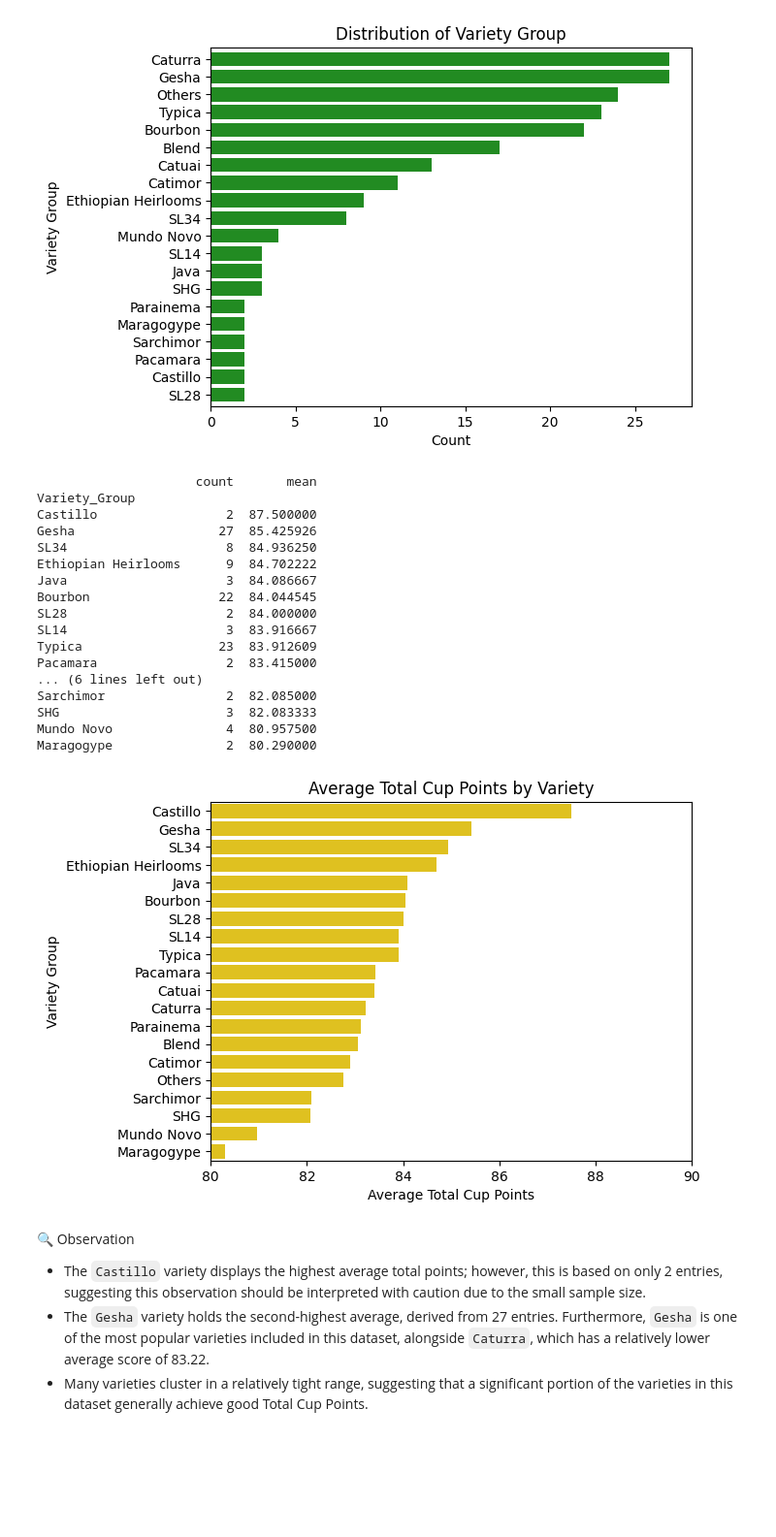
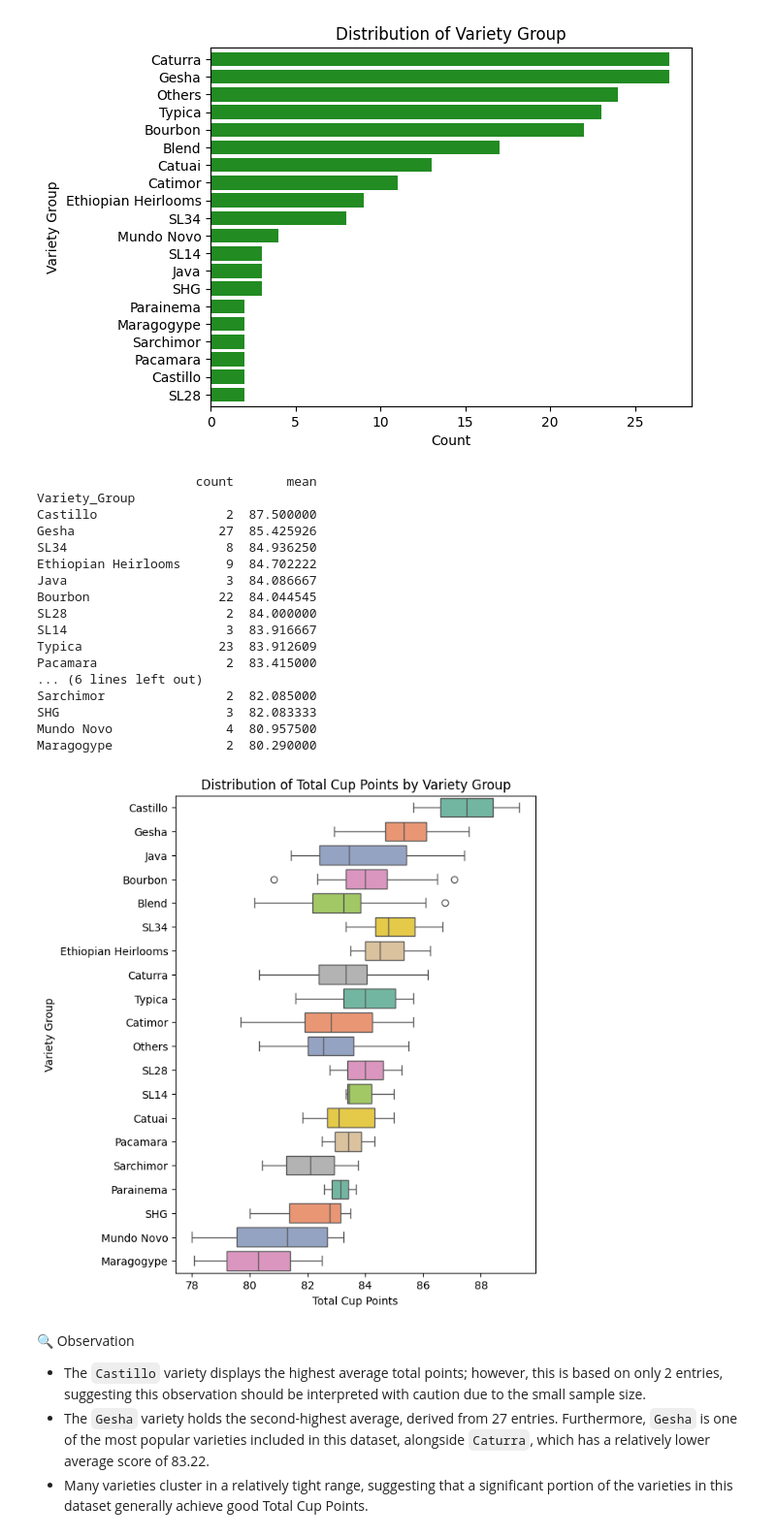
Before and after one commit to ritatanght/Coffee-Quality-Analysis, a Jupyter notebook: Coffee_Quality.ipynb, the cells around one changed output. Shown at 97% size. Cells and saved outputs as stored; diff of their text form; code cells hidden in the pictures; blank space fills up the shorter version.

Commit message:
Update comments and improve functions & graphs

```diff
--- a/Coffee_Quality.ipynb
+++ b/Coffee_Quality.ipynb
@@ -446,10 +394,9 @@ df['Processing Method'].value_counts()
 | SEMI-LAVADO | 1 |
 dtype: int64
 # %%
+# Create a function to perform grouping
 def group_processing_method(method):
-    if pd.isna(method):
-        return 'Others'
-    elif  method.startswith('Washed'):
+    if method.startswith('Washed'):
         return 'Washed'
     elif method.startswith('Natural'):
         return 'Natural'
@@ -458,6 +405,10 @@ def group_processing_method(method):
     else:
         return 'Others'
 
+# Fill missing values with 'Others'
+df['Processing Method'] = df['Processing Method'].fillna('Others')
+
+# Create a new column for the categorized processing method group
 df['Processing Method Category'] = df['Processing Method'].apply(group_processing_method)
 df['Processing Method Category'].value_counts()
 # %% [output]
@@ -698,33 +680,33 @@ Name: count, dtype: int64
 # %%
 variety_points = df.groupby('Variety_Group')['Total Cup Points'].agg(['count','mean']).sort_values(by='mean', ascending=False)
 print(variety_points)
 
 # Plot a bar chart for the Average Total Cup Points by Variety Group
-sns.barplot(x='mean', y='Variety_Group', data=variety_points, color='gold')
-plt.title('Average Total Cup Points by Variety')
-plt.xlabel('Average Total Cup Points')
+plt.figure(figsize=(6, 8))
+sns.boxplot(x='Total Cup Points', y='Variety_Group', data=df, hue='Variety_Group', palette="Set2", legend=False)
+plt.title('Distribution of Total Cup Points by Variety Group')
+plt.xlabel('Total Cup Points')
 plt.ylabel('Variety Group')
-plt.xlim(80, 90) #to enhance visual comparison of bar heights.
 plt.show()
 # %% [output]
                      count       mean
 Variety_Group
 Castillo                 2  87.500000
 Gesha                   27  85.425926
 SL34                     8  84.936250
 Ethiopian Heirlooms      9  84.702222
 Java                     3  84.086667
 Bourbon                 22  84.044545
 SL28                     2  84.000000
 SL14                     3  83.916667
 Typica                  23  83.912609
 Pacamara                 2  83.415000
 ... (6 lines left out)
 Sarchimor                2  82.085000
 SHG                      3  82.083333
 Mundo Novo               4  80.957500
 Maragogype               2  80.290000
-[figure, old version]
+[figure, new version]
 # %% [markdown]
 🔍 Observation
 - The `Castillo` variety displays the highest average total points; however, this is based on only 2 entries, suggesting this observation should be interpreted with caution due to the small sample size.
```
Also changed, not shown: parts of 16 cells of this notebook.
